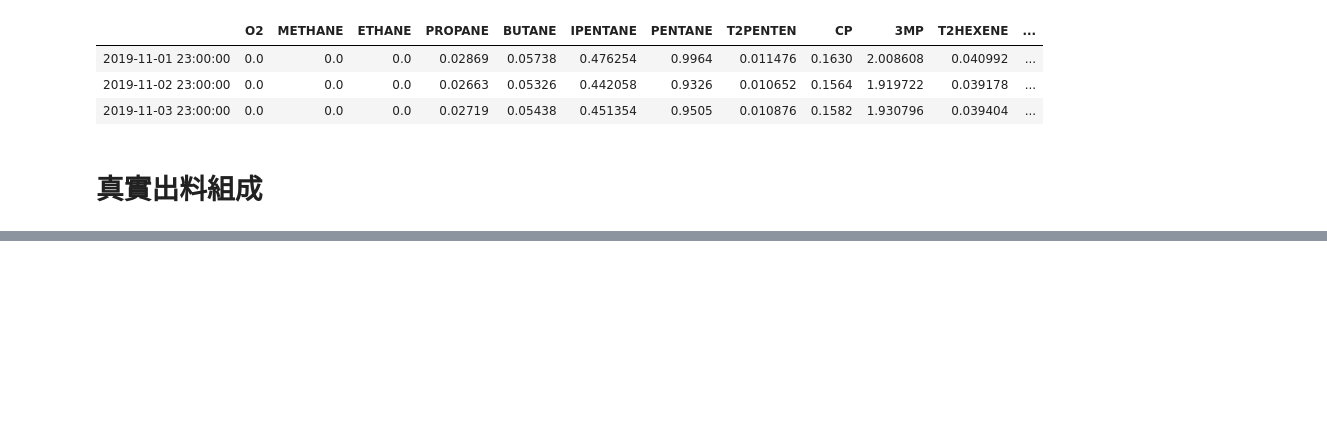
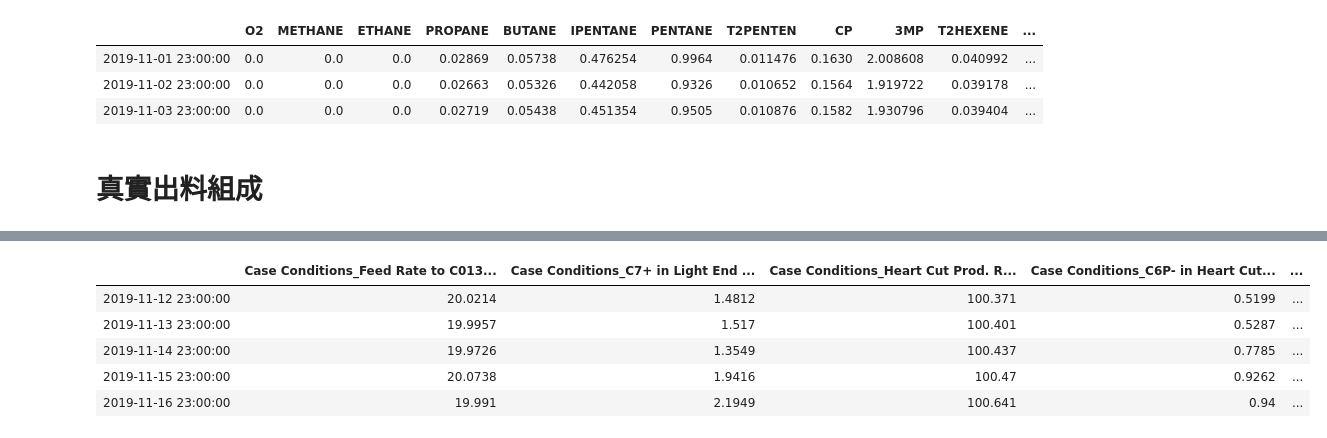
Before and after one commit to skywalker0803r/oil_project_20200424, a Jupyter notebook: notebook/ETL(現場數據).ipynb, the cells around one changed output, grey strips where cells are left out. Saved outputs shown, nothing was run; the diff lists cells and outputs as text; code cells hidden in the pictures; blank space fills up the shorter version.

```diff
--- a/notebook/ETL(現場數據).ipynb
+++ b/notebook/ETL(現場數據).ipynb
@@ -47,3 +46,5 @@ os.listdir('../data/phase_2/cleaned')
+# %%
+col_names = joblib.load('../data/phase_2/cleaned/col_names.pkl')
 # %%
 os.listdir('../model')
 # %% [output]
@@ -147 +178,17 @@ real_df.head()
+# %%
+case = real_df[['旁通流量','C7+ in Light End (Input)','核心流量','C6P- in Heart Cut (Input)']]
+xna = real_df[入料組成.columns]
+xhc33 = real_df[重組組成.drop('C6P- in Heart Cut (Input)',axis=1).columns]
+temp = case.join(xna).join(xhc33)
+xhc33_col = xhc33.columns.tolist()
+temp.columns = col_names['case'] + col_names['xna'] + xhc33_col
+現場數據 = temp
+現場數據.head()
+# %% [output]
+|  | Case Conditions_Feed Rate to C013... | Case Conditions_C7+ in Light End ... | Case Conditions_Heart Cut Prod. R... | Case Conditions_C6P- in Heart Cut... | ... |
+| 2019-11-12 23:00:00 | 20.0214 | 1.4812 | 100.371 | 0.5199 | ... |
+| 2019-11-13 23:00:00 | 19.9957 | 1.517 | 100.401 | 0.5287 | ... |
+| 2019-11-14 23:00:00 | 19.9726 | 1.3549 | 100.437 | 0.7785 | ... |
+| 2019-11-15 23:00:00 | 20.0738 | 1.9416 | 100.47 | 0.9262 | ... |
+| 2019-11-16 23:00:00 | 19.991 | 2.1949 | 100.641 | 0.94 | ... |
 # %%
```
Also changed, not shown: parts of 10 cells of this notebook.
